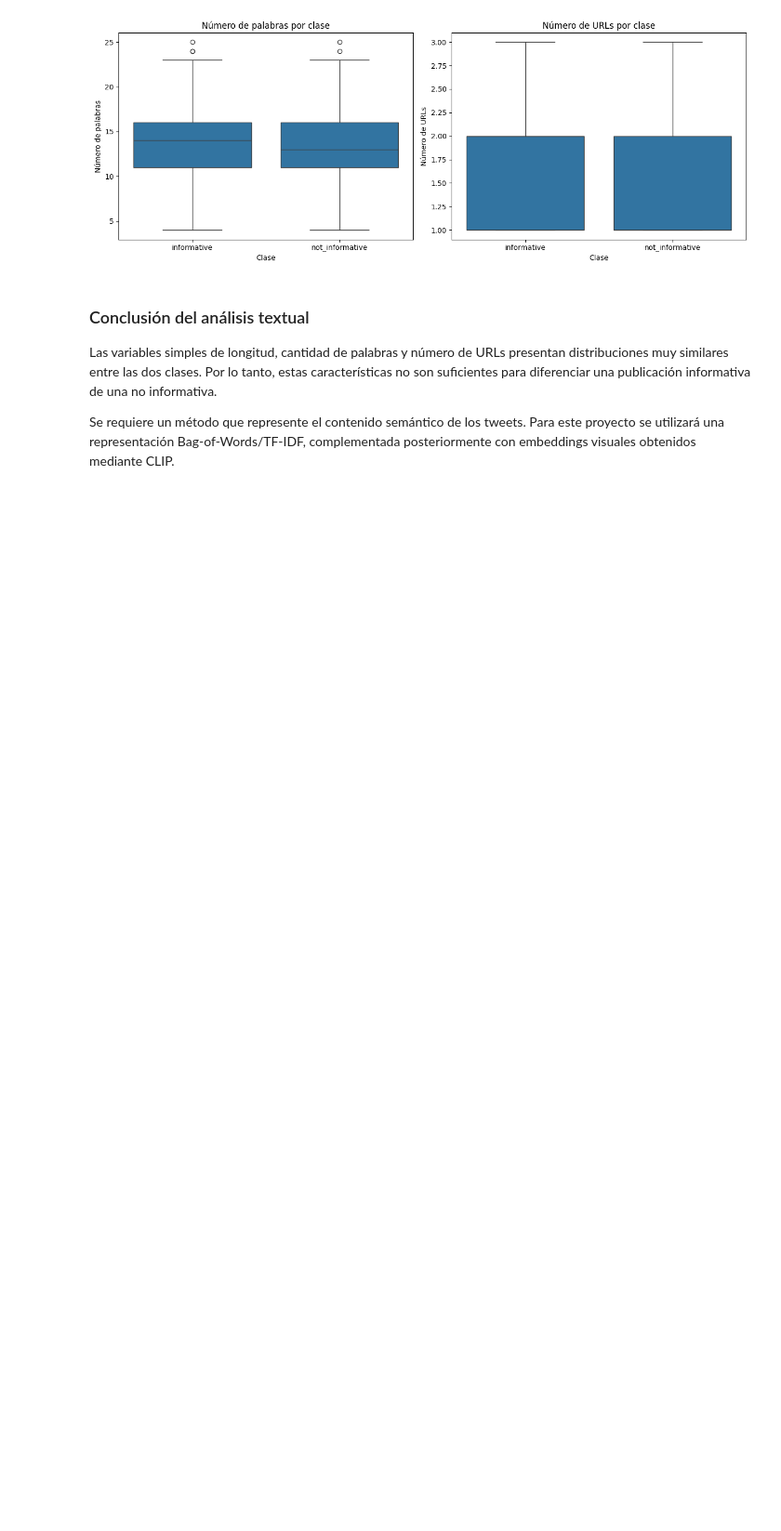
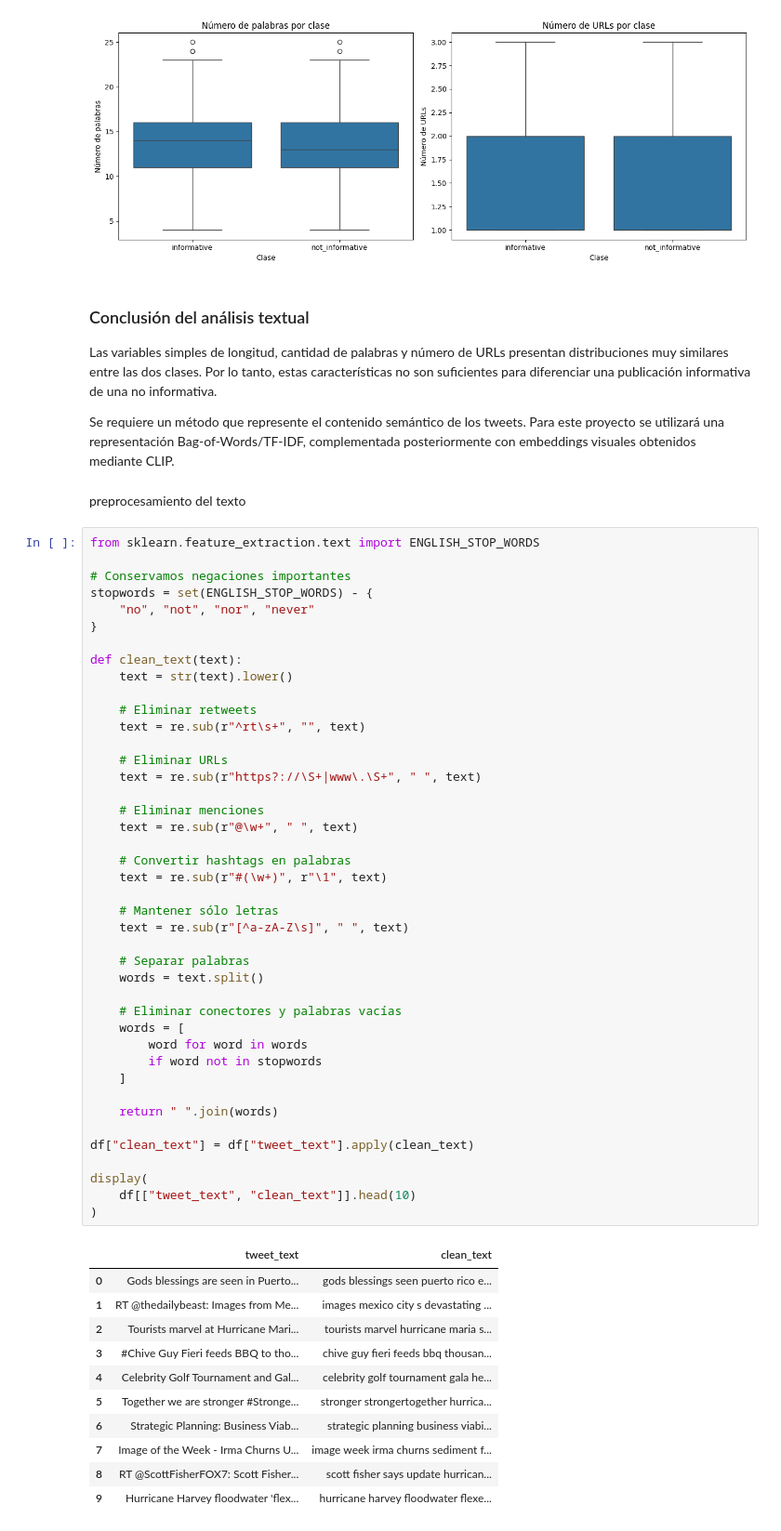
Before and after one commit to jessicamile94-star/crisis-mmd-multimodal-emergency-detection, a Jupyter notebook: CrisisMMD_Multimodal_Jessica_Ballesteros.ipynb, the cells around one changed output. Shown at 93% size. Drawn from its saved outputs; the diff is of its cells as text; blank space fills up the shorter version.

```diff
--- a/CrisisMMD_Multimodal_Jessica_Ballesteros.ipynb
+++ b/CrisisMMD_Multimodal_Jessica_Ballesteros.ipynb
@@ -380,3 +380,59 @@ plt.show()
 Las variables simples de longitud, cantidad de palabras y número de URLs presentan distribuciones muy similares entre las dos clases. Por lo tanto, estas características no son suficientes para diferenciar una publicación informativa de una no informativa.
 
 Se requiere un método que represente el contenido semántico de los tweets. Para este proyecto se utilizará una representación Bag-of-Words/TF-IDF, complementada posteriormente con embeddings visuales obtenidos mediante CLIP.
+# %% [markdown]
+ preprocesamiento del texto
+# %%
+from sklearn.feature_extraction.text import ENGLISH_STOP_WORDS
+
+# Conservamos negaciones importantes
+stopwords = set(ENGLISH_STOP_WORDS) - {
+    "no", "not", "nor", "never"
+}
+
+def clean_text(text):
+    text = str(text).lower()
+
+    # Eliminar retweets
+    text = re.sub(r"^rt\s+", "", text)
+
+    # Eliminar URLs
+    text = re.sub(r"https?://\S+|www\.\S+", " ", text)
+
+    # Eliminar menciones
+    text = re.sub(r"@\w+", " ", text)
+
+    # Convertir hashtags en palabras
+    text = re.sub(r"#(\w+)", r"\1", text)
+
+    # Mantener sólo letras
+    text = re.sub(r"[^a-zA-Z\s]", " ", text)
+
+    # Separar palabras
+    words = text.split()
+
+    # Eliminar conectores y palabras vacías
+    words = [
+        word for word in words
+        if word not in stopwords
+    ]
+
+    return " ".join(words)
+
+df["clean_text"] = df["tweet_text"].apply(clean_text)
+
+display(
+    df[["tweet_text", "clean_text"]].head(10)
+)
+# %% [output]
+|  | tweet_text | clean_text |
+| 0 | Gods blessings are seen in Puerto... | gods blessings seen puerto rico e... |
+| 1 | RT @thedailybeast: Images from Me... | images mexico city s devastating ... |
+| 2 | Tourists marvel at Hurricane Mari... | tourists marvel hurricane maria s... |
+| 3 | #Chive Guy Fieri feeds BBQ to tho... | chive guy fieri feeds bbq thousan... |
+| 4 | Celebrity Golf Tournament and Gal... | celebrity golf tournament gala he... |
+| 5 | Together we are stronger #Stronge... | stronger strongertogether hurrica... |
+| 6 | Strategic Planning: Business Viab... | strategic planning business viabi... |
+| 7 | Image of the Week - Irma Churns U... | image week irma churns sediment f... |
+| 8 | RT @ScottFisherFOX7: Scott Fisher... | scott fisher says update hurrican... |
+| 9 | Hurricane Harvey floodwater 'flex... | hurricane harvey floodwater flexe... |
```
Also changed, not shown: parts of 25 cells of this notebook.
